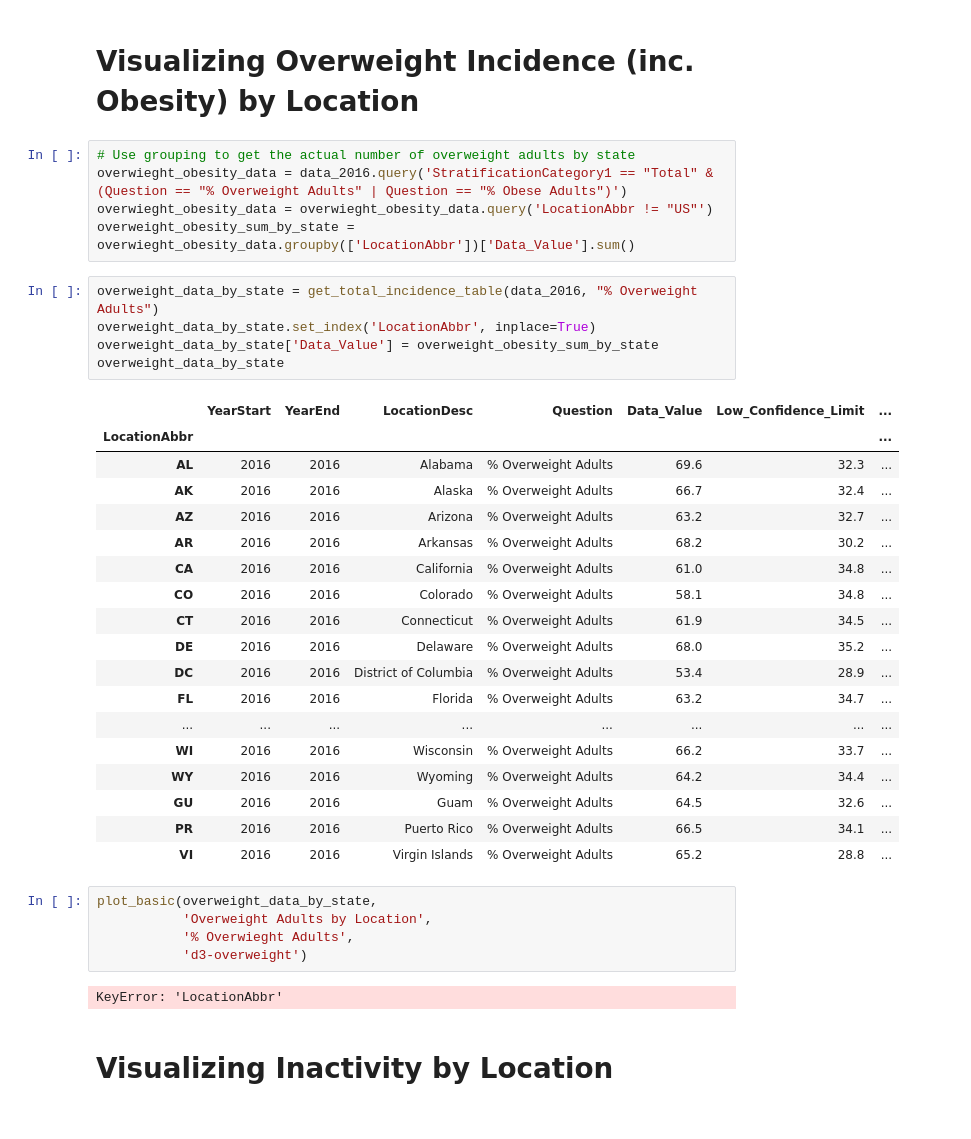
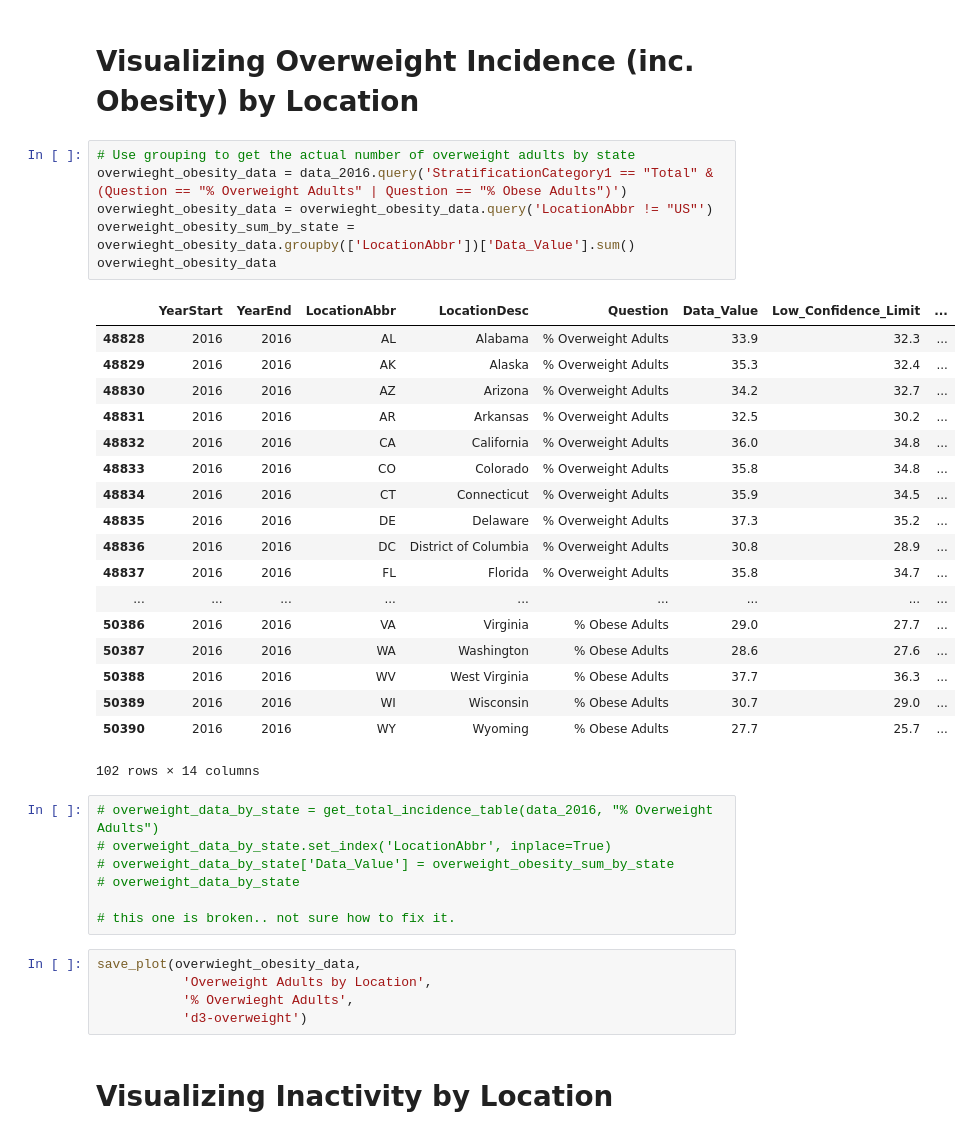
Before and after one commit to alankritjoshi/cs6220f17project2, a Jupyter notebook: 02_working/process_dataset.ipynb, the cells around one changed output. Saved outputs shown, nothing was run; the diff lists cells and outputs as text.

```diff
--- a/02_working/process_dataset.ipynb
+++ b/02_working/process_dataset.ipynb
@@ -195,39 +200,40 @@ PlotlyRequestError: Hi there, you've reached the threshold of 100 combined image
 # %%
 # Use grouping to get the actual number of overweight adults by state
 overwieght_obesity_data = data_2016.query('StratificationCategory1 == "Total" & (Question == "% Overweight Adults" | Question == "% Obese Adults")')
 overwieght_obesity_data = overwieght_obesity_data.query('LocationAbbr != "US"')
 overweight_obesity_sum_by_state = overwieght_obesity_data.groupby(['LocationAbbr'])['Data_Value'].sum()
+overwieght_obesity_data
+# %% [output]
+|  | YearStart | YearEnd | LocationAbbr | LocationDesc | Question | Data_Value | Low_Confidence_Limit | ... |
+| 48828 | 2016 | 2016 | AL | Alabama | % Overweight Adults | 33.9 | 32.3 | ... |
+| 48829 | 2016 | 2016 | AK | Alaska | % Overweight Adults | 35.3 | 32.4 | ... |
+| 48830 | 2016 | 2016 | AZ | Arizona | % Overweight Adults | 34.2 | 32.7 | ... |
+| 48831 | 2016 | 2016 | AR | Arkansas | % Overweight Adults | 32.5 | 30.2 | ... |
+| 48832 | 2016 | 2016 | CA | California | % Overweight Adults | 36.0 | 34.8 | ... |
+| 48833 | 2016 | 2016 | CO | Colorado | % Overweight Adults | 35.8 | 34.8 | ... |
+| 48834 | 2016 | 2016 | CT | Connecticut | % Overweight Adults | 35.9 | 34.5 | ... |
+| 48835 | 2016 | 2016 | DE | Delaware | % Overweight Adults | 37.3 | 35.2 | ... |
+| 48836 | 2016 | 2016 | DC | District of Columbia | % Overweight Adults | 30.8 | 28.9 | ... |
+| 48837 | 2016 | 2016 | FL | Florida | % Overweight Adults | 35.8 | 34.7 | ... |
+| ... | ... | ... | ... | ... | ... | ... | ... | ... |
+| 50386 | 2016 | 2016 | VA | Virginia | % Obese Adults | 29.0 | 27.7 | ... |
+| 50387 | 2016 | 2016 | WA | Washington | % Obese Adults | 28.6 | 27.6 | ... |
+| 50388 | 2016 | 2016 | WV | West Virginia | % Obese Adults | 37.7 | 36.3 | ... |
+| 50389 | 2016 | 2016 | WI | Wisconsin | % Obese Adults | 30.7 | 29.0 | ... |
+| 50390 | 2016 | 2016 | WY | Wyoming | % Obese Adults | 27.7 | 25.7 | ... |
+102 rows × 14 columns
 # %%
-overweight_data_by_state = get_total_incidence_table(data_2016, "% Overweight Adults")
-overweight_data_by_state.set_index('LocationAbbr', inplace=True)
-overweight_data_by_state['Data_Value'] = overweight_obesity_sum_by_state
-overweight_data_by_state
+# overweight_data_by_state = get_total_incidence_table(data_2016, "% Overweight Adults")
+# overweight_data_by_state.set_index('LocationAbbr', inplace=True)
+# overweight_data_by_state['Data_Value'] = overweight_obesity_sum_by_state
+# overweight_data_by_state
+
+# this one is broken.. not sure how to fix it.
-# %% [output]
-|  | YearStart | YearEnd | LocationDesc | Question | Data_Value | Low_Confidence_Limit | ... |
-| LocationAbbr |  |  |  |  |  |  | ... |
-| AL | 2016 | 2016 | Alabama | % Overweight Adults | 69.6 | 32.3 | ... |
-| AK | 2016 | 2016 | Alaska | % Overweight Adults | 66.7 | 32.4 | ... |
-| AZ | 2016 | 2016 | Arizona | % Overweight Adults | 63.2 | 32.7 | ... |
-| AR | 2016 | 2016 | Arkansas | % Overweight Adults | 68.2 | 30.2 | ... |
-| CA | 2016 | 2016 | California | % Overweight Adults | 61.0 | 34.8 | ... |
-| CO | 2016 | 2016 | Colorado | % Overweight Adults | 58.1 | 34.8 | ... |
-| CT | 2016 | 2016 | Connecticut | % Overweight Adults | 61.9 | 34.5 | ... |
-| DE | 2016 | 2016 | Delaware | % Overweight Adults | 68.0 | 35.2 | ... |
-| DC | 2016 | 2016 | District of Columbia | % Overweight Adults | 53.4 | 28.9 | ... |
-| FL | 2016 | 2016 | Florida | % Overweight Adults | 63.2 | 34.7 | ... |
-| ... | ... | ... | ... | ... | ... | ... | ... |
-| WI | 2016 | 2016 | Wisconsin | % Overweight Adults | 66.2 | 33.7 | ... |
-| WY | 2016 | 2016 | Wyoming | % Overweight Adults | 64.2 | 34.4 | ... |
-| GU | 2016 | 2016 | Guam | % Overweight Adults | 64.5 | 32.6 | ... |
-| PR | 2016 | 2016 | Puerto Rico | % Overweight Adults | 66.5 | 34.1 | ... |
-| VI | 2016 | 2016 | Virgin Islands | % Overweight Adults | 65.2 | 28.8 | ... |
 # %%
-plot_basic(overweight_data_by_state,
+save_plot(overwieght_obesity_data,
            'Overweight Adults by Location',
            '% Overwieght Adults',
            'd3-overweight')
-# %% [output]
-KeyError: 'LocationAbbr'
 # %% [markdown]
 # Visualizing Inactivity by Location
 # %%
```
Also changed, not shown: parts of 6 cells of this notebook, 6 other files.
